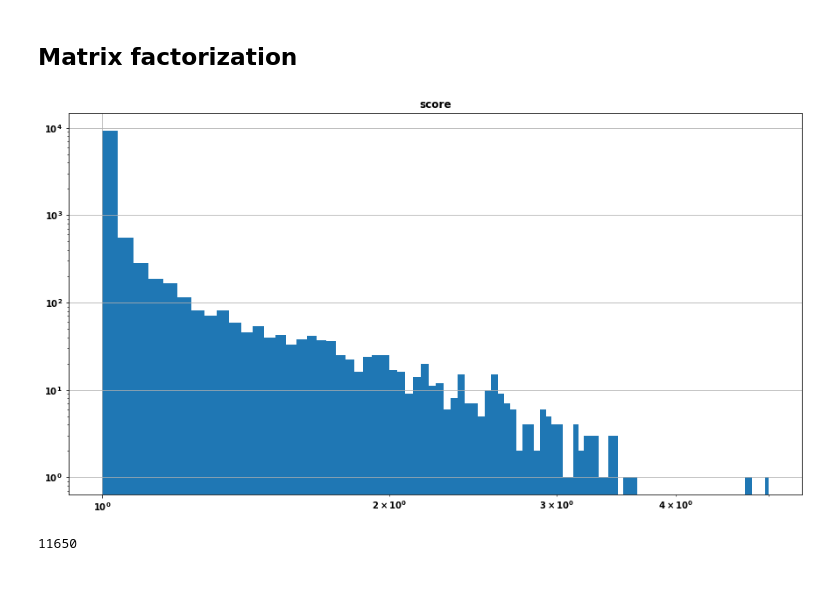
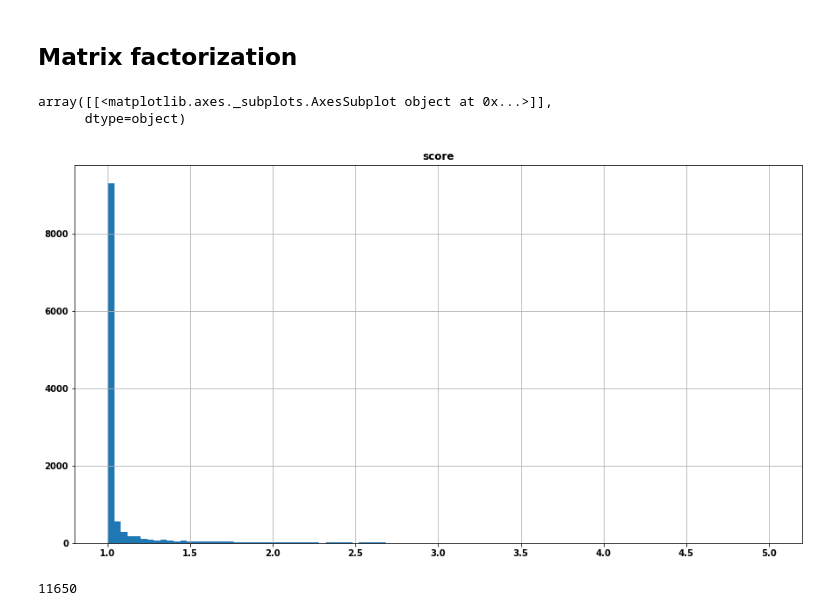
Before and after one commit to manuleo/ML_Toxicology_Testing, a Jupyter notebook: data_analysis.ipynb, the cells around one changed output. Drawn from its saved outputs; the diff is of its cells as text; code cells hidden in the pictures; blank space fills up the shorter version.

```diff
--- a/data_analysis.ipynb
+++ b/data_analysis.ipynb
@@ -1631,10 +1614,12 @@ minmax.fit(X_fact[["score"]])
 X_fact[["score"]] = minmax.transform(X_fact[["score"]])
 # %%
 X_fact[["score"]].hist(bins=100)
-plt.yscale("log")
-plt.xscale("log")
+#plt.yscale("log")
+#plt.xscale("log")
 # %% [output]
+array([[<matplotlib.axes._subplots.AxesSubplot object at 0x...>]],
+      dtype=object)
-[figure, old version]
+[figure, new version]
 # %%
 X_fact.index.size
 # %% [output]
```
Also changed, not shown: parts of 14 cells of this notebook, 14 other files.
